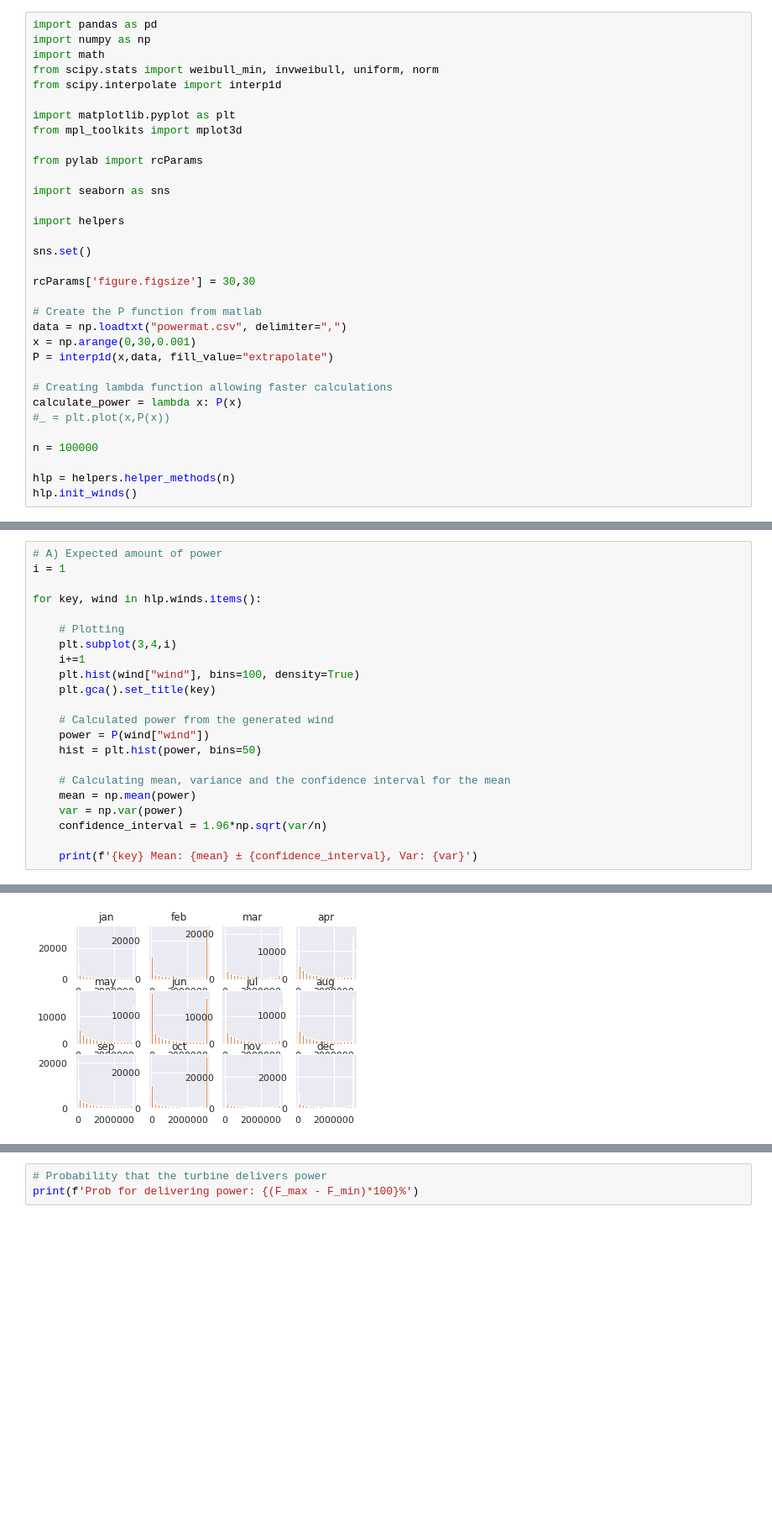
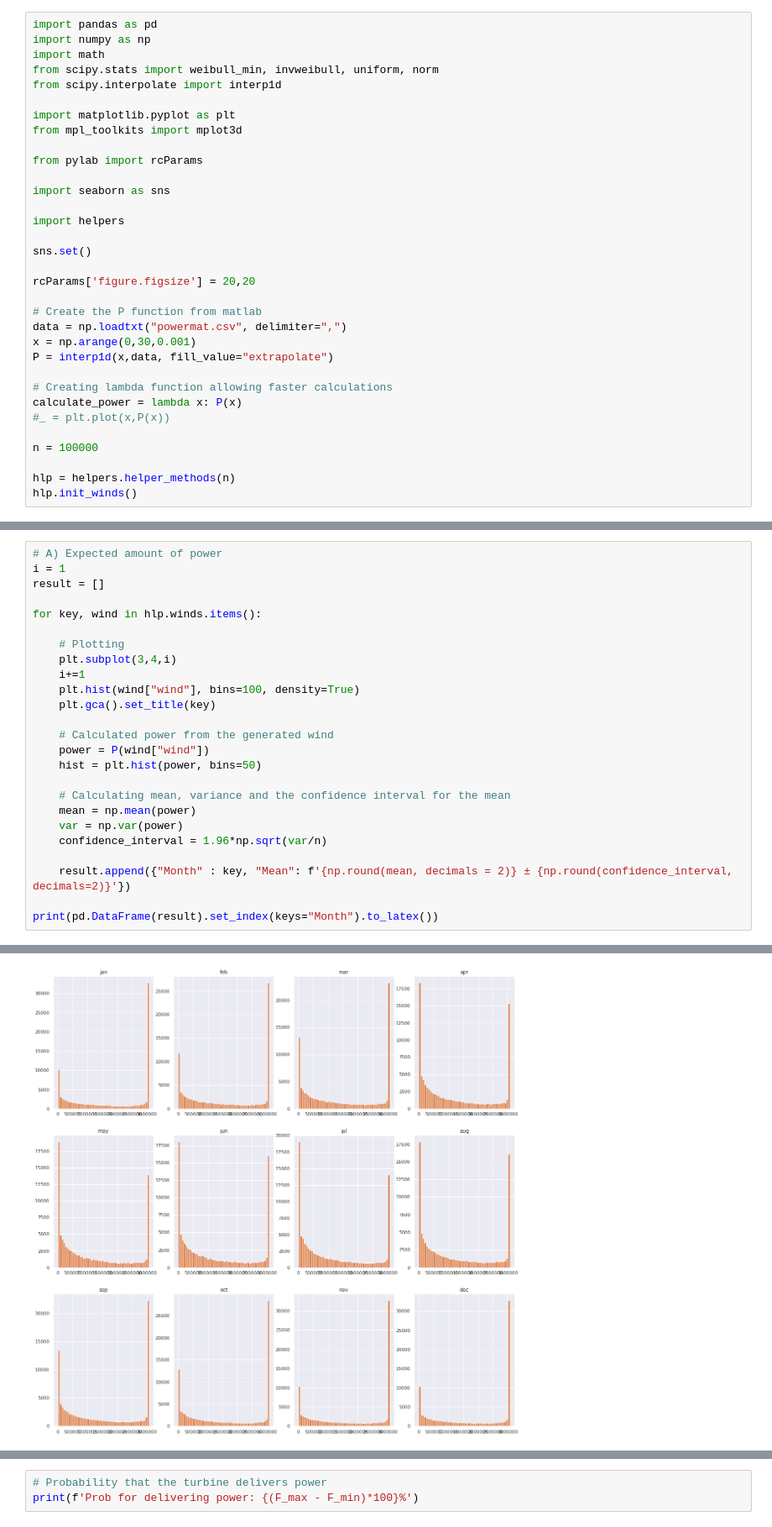
Before and after one commit to sleipner42/LP32020, a Jupyter notebook: monte-carlo/HA 1/Lab 1 Jupyter Notebook.ipynb, the cells around one changed output, grey strips where cells are left out. Shown at 84% size. Saved outputs shown, nothing was run; the diff lists cells and outputs as text; blank space fills up the shorter version.

```diff
--- a/monte-carlo/HA 1/Lab 1 Jupyter Notebook.ipynb
+++ b/monte-carlo/HA 1/Lab 1 Jupyter Notebook.ipynb
@@ -16,7 +16,7 @@ import helpers
 
 sns.set()
 
-rcParams['figure.figsize'] = 30,30
+rcParams['figure.figsize'] = 20,20
 
 # Create the P function from matlab
 data = np.loadtxt("powermat.csv", delimiter=",")
@@ -34,6 +36,7 @@ hlp.init_winds()
 # %%
 # A) Expected amount of power
 i = 1
+result = []
 
 for key, wind in hlp.winds.items():
 
@@ -52,5 +55,7 @@ for key, wind in hlp.winds.items():
     var = np.var(power)
     confidence_interval = 1.96*np.sqrt(var/n)
 
-    print(f'{key} Mean: {mean} ± {confidence_interval}, Var: {var}')
+    result.append({"Month" : key, "Mean": f'{np.round(mean, decimals = 2)} ± {np.round(confidence_interval, decimals=2)}'})
+
+print(pd.DataFrame(result).set_index(keys="Month").to_latex())
 # %% [output]
@@ -69 +81 @@ dec Mean: 1737683.1592744135 ± 7584.25183045708, Var: 1497315593184.912
-[figure, old version]
+[figure, new version]
```
Also changed, not shown: parts of 17 cells of this notebook.
